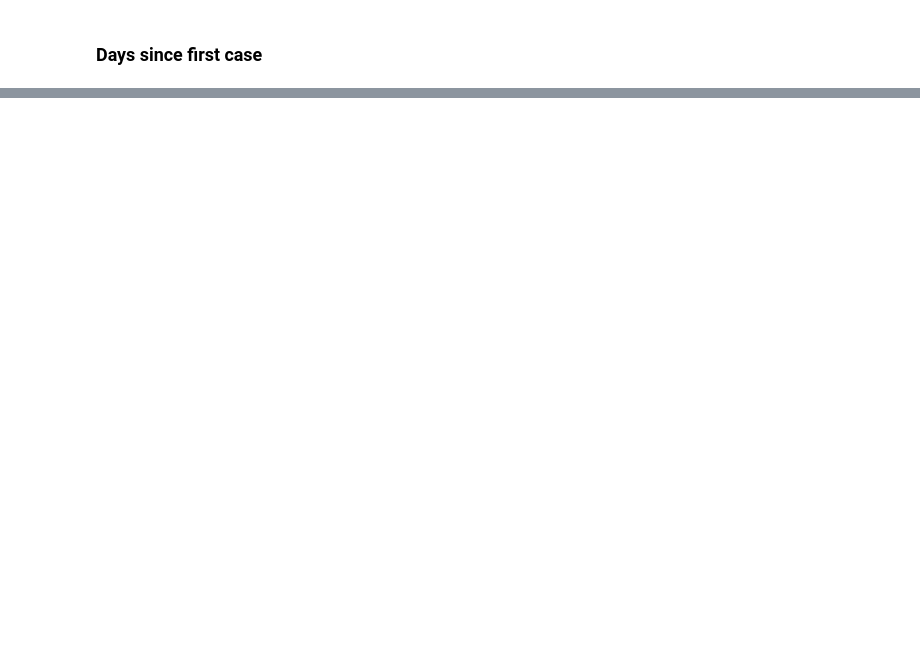
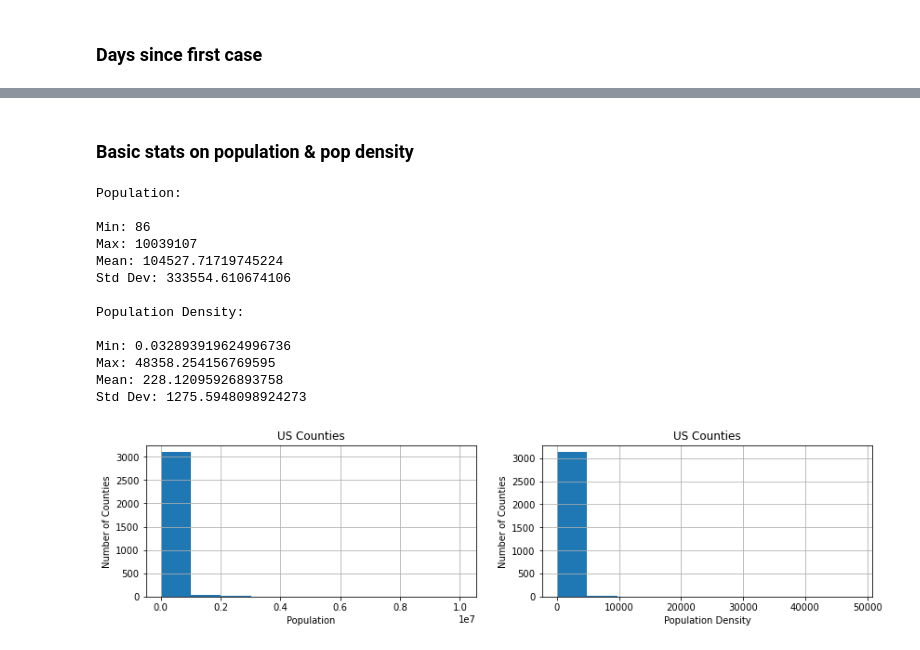
Before and after one commit to annagodin/CS439-Semester-Project, a Jupyter notebook: Coronavirus Project/Coronavirus Data Research.ipynb, the cells around one changed output, grey strips where cells are left out. Cells and saved outputs as stored; diff of their text form; code cells hidden in the pictures; blank space fills up the shorter version.

Commit message:
basic stats for pop and pop den

```diff
--- a/Coronavirus Project/Coronavirus Data Research.ipynb
+++ b/Coronavirus Project/Coronavirus Data Research.ipynb
@@ -789,0 +794,62 @@ display(temp)
+# %% [markdown]
+### Basic stats on population & pop density
+# %%
+
+#min, max, mean, and std dev for population
+pop_max = combined['pop_estimate_2019'].max()
+pop_min = combined['pop_estimate_2019'].min()
+pop_mean = combined['pop_estimate_2019'].mean()
+pop_std = combined['pop_estimate_2019'].std()
+
+#print stats for population
+print("Population:\n")
+print("Min: " + str(pop_min))
+print("Max: " + str(pop_max))
+print("Mean: " + str(pop_mean))
+print("Std Dev: " + str(pop_std) + "\n")
+
+#min, max, mean, and std dev for first_date deaths
+pop_den_max = combined['pop_density'].max()
+pop_den_min = combined['pop_density'].min()
+pop_den_mean = combined['pop_density'].mean()
+pop_den_std = combined['pop_density'].std()
+
+#print stats for population density
+print("Population Density:\n")
+print("Min: " + str(pop_den_min))
+print("Max: " + str(pop_den_max))
+print("Mean: " + str(pop_den_mean))
+print("Std Dev: " + str(pop_den_std) + "\n")
+
+#plot stats for first_date
+pop_hist = plt.figure(figsize=(14,3))
+
+pop_ax = pop_hist.add_subplot(121)
+pop_den_ax = pop_hist.add_subplot(122)
+
+pop_ax.set_title("US Counties")
+pop_ax.set_xlabel("Population")
+pop_ax.set_ylabel("Number of Counties")
+
+pop_den_ax.set_title("US Counties")
+pop_den_ax.set_xlabel("Population Density")
+pop_den_ax.set_ylabel("Number of Counties")
+
+combined["pop_estimate_2019"].hist(bins=10, ax=pop_ax)
+combined["pop_density"].hist(bins=10, ax=pop_den_ax)
+plt.show()
+# %% [output]
+Population:
+
+Min: 86
+Max: 10039107
+Mean: 104527.71719745224
+Std Dev: 333554.610674106
+
+Population Density:
+
+Min: 0.032893919624996736
+Max: 48358.254156769595
+Mean: 228.12095926893758
+Std Dev: 1275.5948098924273
+[figure, added]
```
Also changed, not shown: parts of 8 cells of this notebook.
